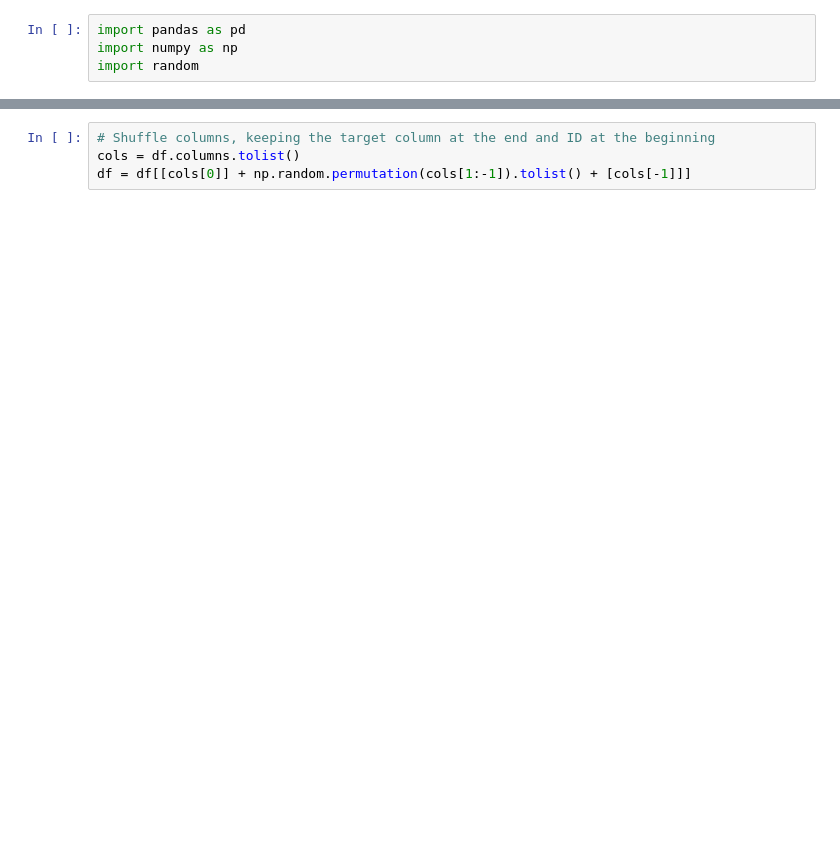
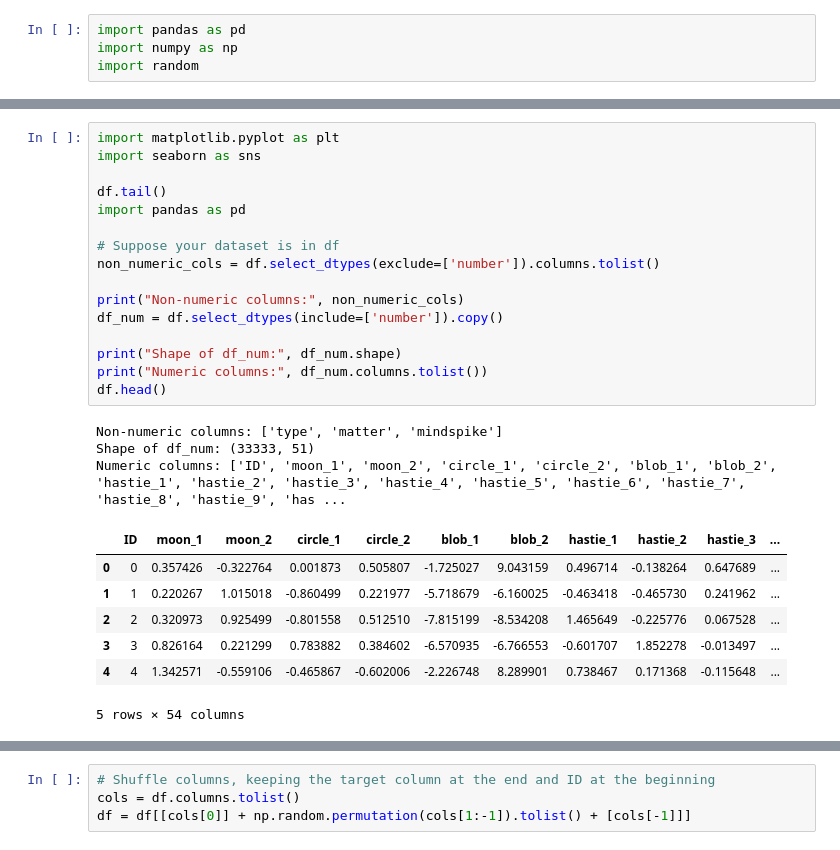
Before and after one commit to SqrtNegativOne/competition-dataset-generation, a Jupyter notebook: competition-dataset.ipynb, the cells around one changed output, grey strips where cells are left out. Cells and saved outputs as stored; diff of their text form; blank space fills up the shorter version.

Commit message:
Kaggle Notebook | competition-dataset | Version 2

```diff
--- a/competition-dataset.ipynb
+++ b/competition-dataset.ipynb
@@ -370,0 +194,27 @@ df.head()
+# %%
+import matplotlib.pyplot as plt
+import seaborn as sns
+
+df.tail()
+import pandas as pd
+
+# Suppose your dataset is in df
+non_numeric_cols = df.select_dtypes(exclude=['number']).columns.tolist()
+
+print("Non-numeric columns:", non_numeric_cols)
+df_num = df.select_dtypes(include=['number']).copy()
+
+print("Shape of df_num:", df_num.shape)
+print("Numeric columns:", df_num.columns.tolist())
+df.head()
+# %% [output]
+Non-numeric columns: ['type', 'matter', 'mindspike']
+Shape of df_num: (33333, 51)
+Numeric columns: ['ID', 'moon_1', 'moon_2', 'circle_1', 'circle_2', 'blob_1', 'blob_2', 'hastie_1', 'hastie_2', 'hastie_3', 'hastie_4', 'hastie_5', 'hastie_6', 'hastie_7', 'hastie_8', 'hastie_9', 'has ...
+|  | ID | moon_1 | moon_2 | circle_1 | circle_2 | blob_1 | blob_2 | hastie_1 | hastie_2 | hastie_3 | ... |
+| 0 | 0 | 0.357426 | -0.322764 | 0.001873 | 0.505807 | -1.725027 | 9.043159 | 0.496714 | -0.138264 | 0.647689 | ... |
+| 1 | 1 | 0.220267 | 1.015018 | -0.860499 | 0.221977 | -5.718679 | -6.160025 | -0.463418 | -0.465730 | 0.241962 | ... |
+| 2 | 2 | 0.320973 | 0.925499 | -0.801558 | 0.512510 | -7.815199 | -8.534208 | 1.465649 | -0.225776 | 0.067528 | ... |
+| 3 | 3 | 0.826164 | 0.221299 | 0.783882 | 0.384602 | -6.570935 | -6.766553 | -0.601707 | 1.852278 | -0.013497 | ... |
+| 4 | 4 | 1.342571 | -0.559106 | -0.465867 | -0.602006 | -2.226748 | 8.289901 | 0.738467 | 0.171368 | -0.115648 | ... |
+5 rows × 54 columns
```
Also changed, not shown: parts of 31 cells of this notebook.
